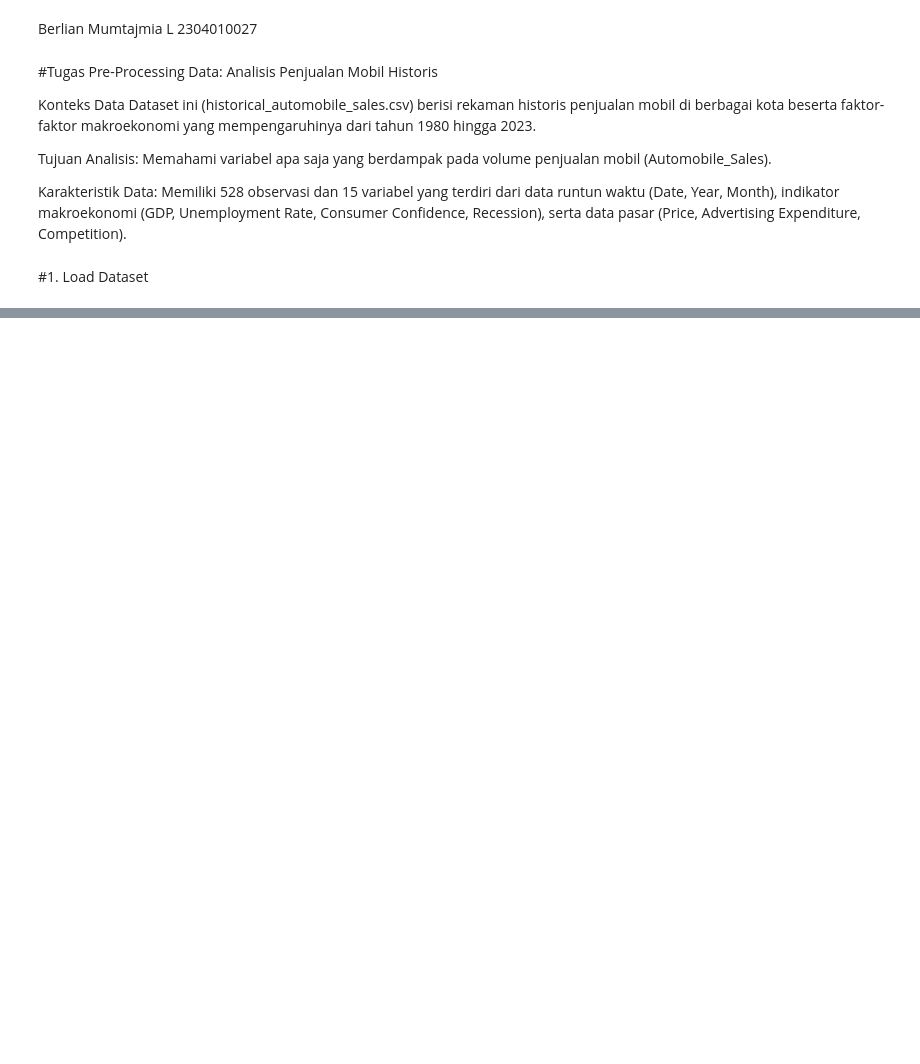
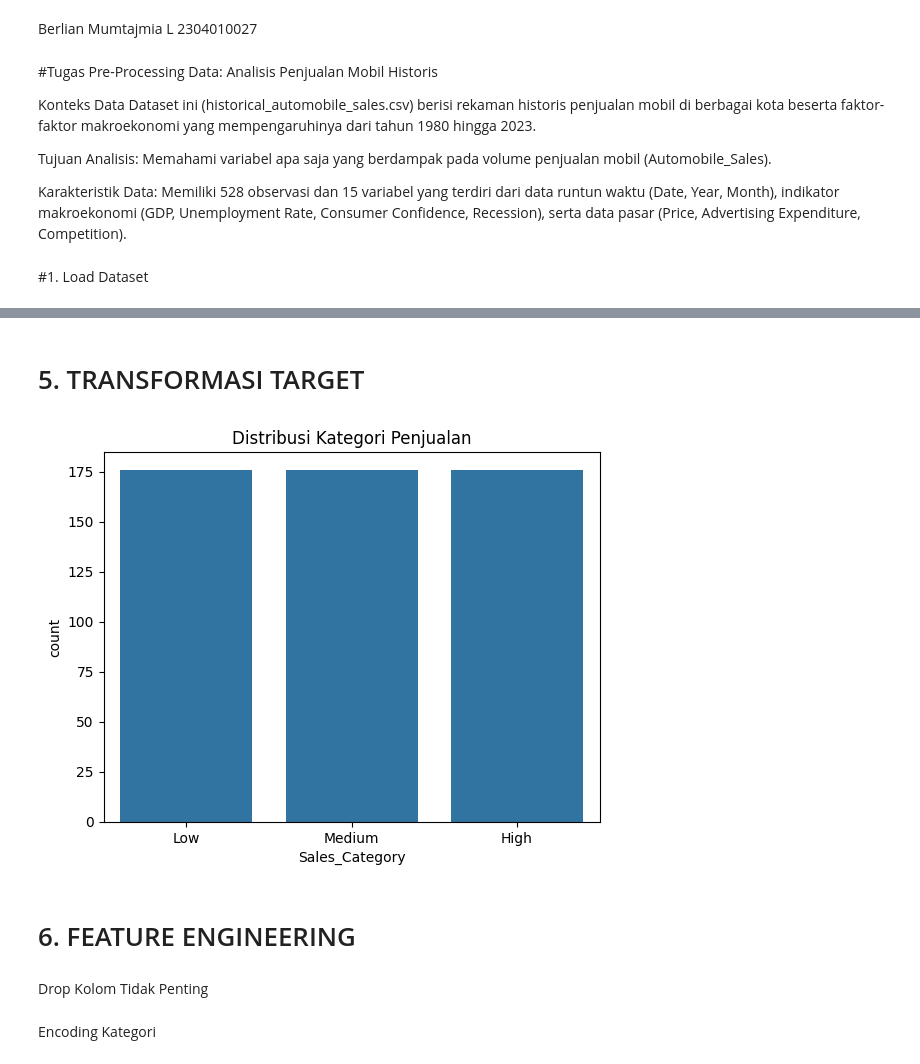
Before and after one commit to Alinberlian/iris-bootstrap-eda, a Jupyter notebook: Data_Pre_Processing.ipynb, the cells around one changed output, grey strips where cells are left out. Saved outputs shown, nothing was run; the diff lists cells and outputs as text; code cells hidden in the pictures; blank space fills up the shorter version.

```diff
--- a/Data_Pre_Processing.ipynb
+++ b/Data_Pre_Processing.ipynb
@@ -278,0 +136,17 @@ Hasil ekspor akhir berupa dataset historical_automobile_sales_preprocessed.csv k
+# %% [markdown]
+# 5. TRANSFORMASI TARGET
+# %%
+df['Sales_Category'] = pd.qcut(
+    df['Automobile_Sales'],
+    q=3,
+    labels=['Low', 'Medium', 'High']
+)
+sns.countplot(x=df['Sales_Category'])
+plt.title('Distribusi Kategori Penjualan')
+plt.show()
+# %% [output]
+[figure, added]
+# %% [markdown]
+# 6. FEATURE ENGINEERING
+# %% [markdown]
+Drop Kolom Tidak Penting
@@ -278,0 +162,2 @@ Hasil ekspor akhir berupa dataset historical_automobile_sales_preprocessed.csv k
+# %% [markdown]
+Encoding Kategori
```
Also changed, not shown: parts of 60 cells of this notebook.
